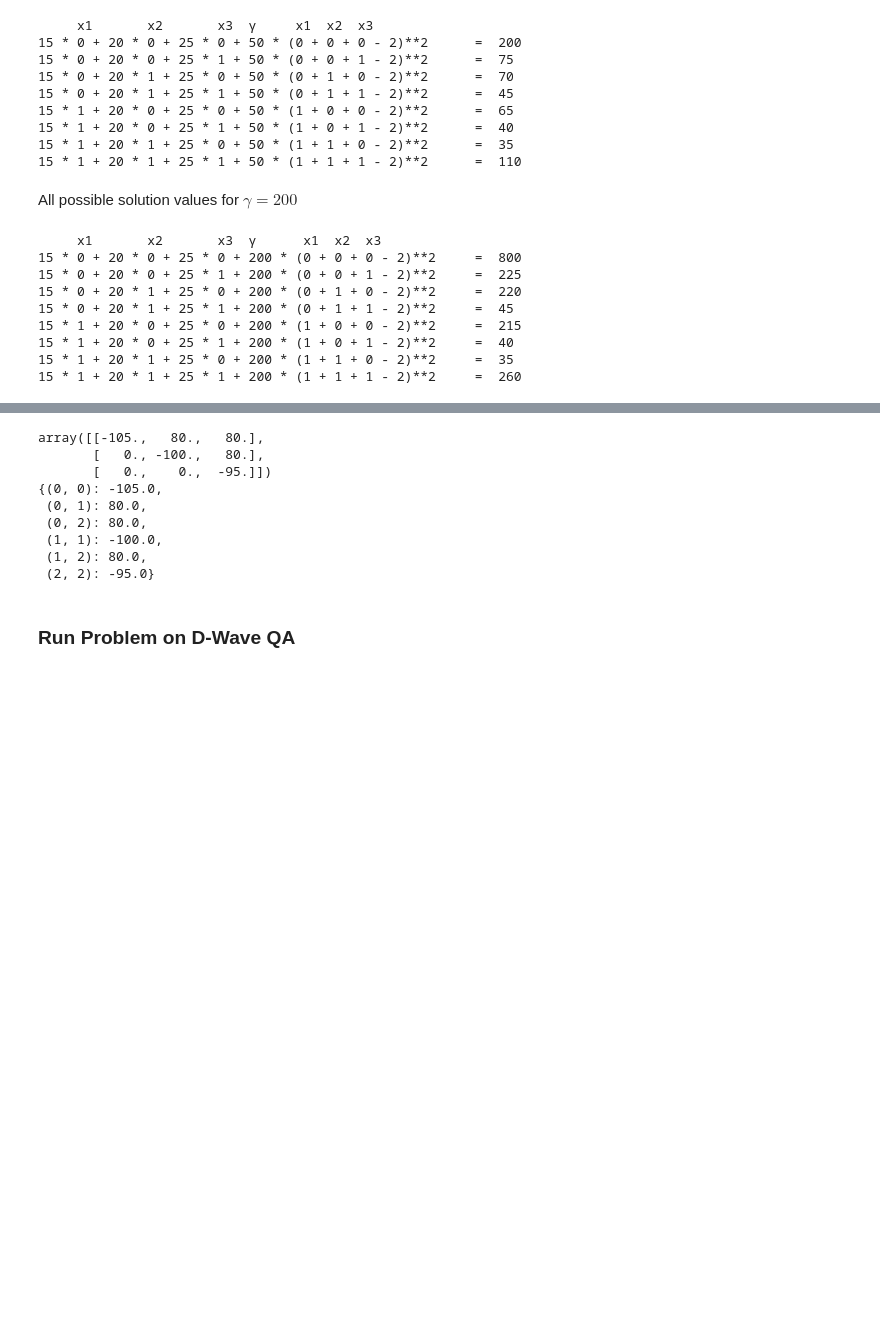
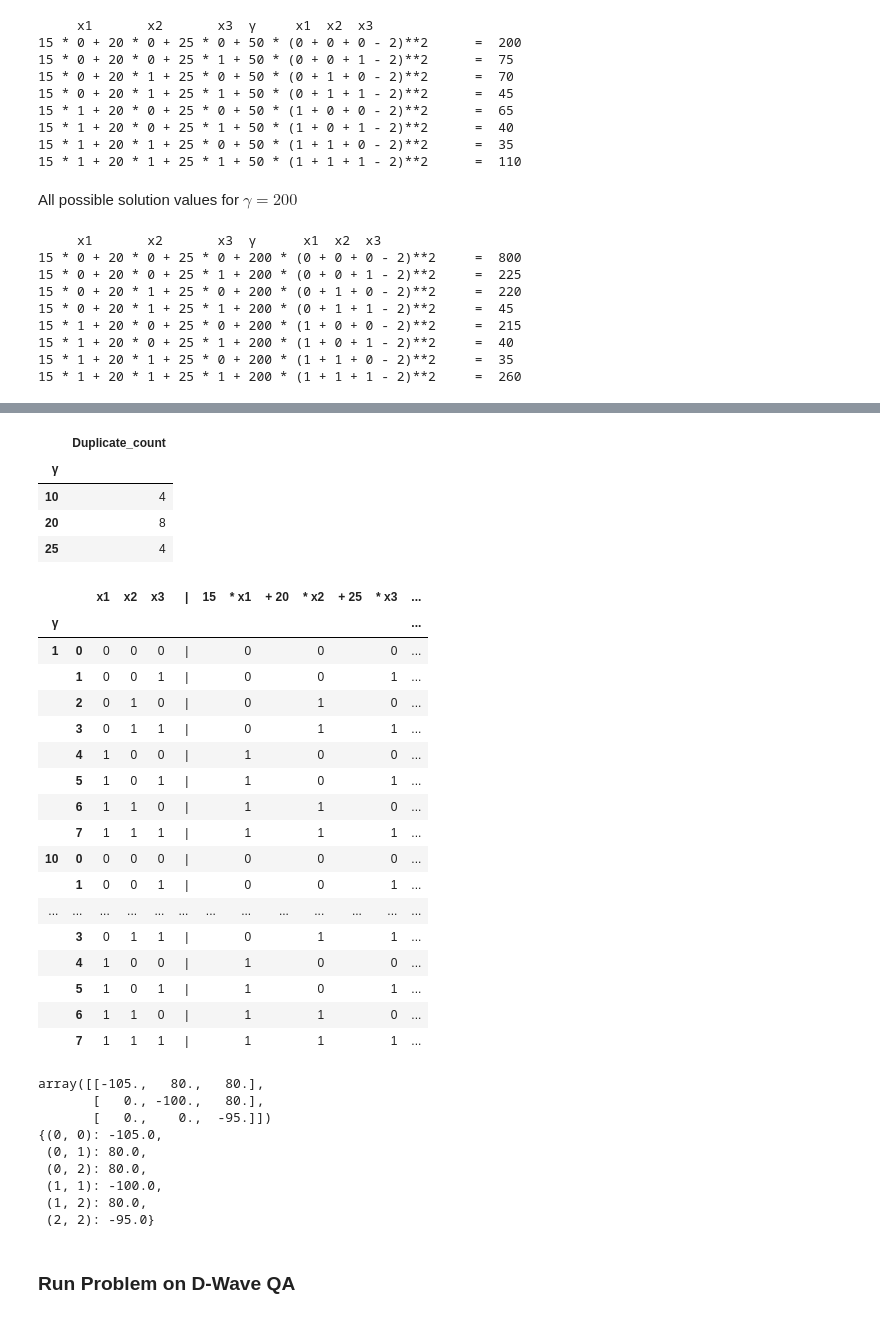
Before and after one commit to klezm/QuantumAnnealingPlayground, a Jupyter notebook: choosing_boxes.ipynb, the cells around one changed output, grey strips where cells are left out. Saved outputs shown, nothing was run; the diff lists cells and outputs as text; code cells hidden in the pictures; blank space fills up the shorter version.

```diff
--- a/choosing_boxes.ipynb
+++ b/choosing_boxes.ipynb
@@ -530,3 +812,83 @@ All possible solution values for $γ = 200$
+# %%
+# Calcuate the QUBO for various γ
+# Note: for γ in [5, 10, 15, 20, 25, 30] there are duplicate solutions
+
+num_vars = 3
+γs = [22, 23, 24, 25, 26, 27]
+γs = [1, 10, 20, 21, 22, 23, 24, 25, 26, 27, 35, 40, 80, 200][:-2]
+# γs = [5, 10, 15, 20, 25, 30]  # duplicates
+# γs = range(2100)
+
+# vars_combs = np.array(sorted(np.array(np.meshgrid(*([[0, 1]] * num_vars))).reshape(-1, num_vars).tolist()))
+vars_combs = np.array([[int(b) for b in ("0" * num_vars + bin(x)[2:])[-num_vars:]] for x in range(2 ** num_vars)])
+vars_combs = {f'x{k}': v for k, v in zip(range(1, num_vars + 1), vars_combs.T)}
+
+df = pd.DataFrame(vars_combs)
+df2 = pd.Series([γs] * len(df), name = "γ", index = df.index)
+df = df.join(df2.explode()).set_index("γ", append = True).swaplevel(0, 1, axis = 0).sort_index()
+
+df["|"] = "|"
+df["15"] = ""
+df["* x1"] = df.x1
+df["+ 20"] = ""
+df["* x2"] = df.x2
+df["+ 25"] = ""
+df["* x3"] = df.x3
+df["+ γ"] = df.index.get_level_values(0)
+df["(x1"] = df.x1
+df["+ x2"] = df.x2
+df["+ x3"] = df.x3
+df["- 2"] = "" #2
+df[")^2"] = ""
+df["="] = ""
+df["result"] = 15 * df.x1 + 20 * df.x2 + 25 * df.x3 + df.index.get_level_values(0) * (df.x1 + df.x2 + df.x3 - 2)**2
+# df["Equation"] = "15 * " + df.x1.astype(str) + " + 20 * {df.x2} + 25 * {df.x3} + {γ} * ({df.x1} + {df.x2} + {df.x3} - 2)**2"
+df["duplicates"] = df.groupby(level = "γ", axis = 0).apply(lambda x: x.duplicated(subset = "result", keep = False)).values
+
+# df_dups = df.duplicates.groupby(level = 0).sum()
+df_dups = df.duplicates.groupby(level = "γ").sum()
+display(df_dups[df_dups != 0].to_frame().rename(columns = {"duplicates": "Duplicate_count"}))
+# display(df.result.groupby(level = "γ").agg(["min", "max", "var", "std", "mean", "median", "sem", "sum", "skew", np.ptp]).style.bar())
+
+display(
+    df.style.bar(
+        subset = ["result"],
+        color = "#ff92a585",
+    ).set_properties(
+        **{"background-color": "#adadad69"},
+        subset = pd.IndexSlice[pd.IndexSlice[df.index.unique(level = 0)[::2], :], :]
+    ).text_gradient(
+        subset = [c for c in df.columns if any([x in c for x in ["x1", "x2", "x3"]]) and c not in ["x1", "x2", "x3"]],
+        cmap = "bwr_r",  # tab10 PiYG
+    ).text_gradient(
+        subset = "duplicates",
+        cmap = "bwr",
+    )
+)
+# %% [output]
+|  | Duplicate_count |
+| γ |  |
+| 10 | 4 |
+| 20 | 8 |
+| 25 | 4 |
+|  |  | x1 | x2 | x3 | | | 15 | * x1 | + 20 | * x2 | + 25 | * x3 | ... |
+| γ |  |  |  |  |  |  |  |  |  |  |  | ... |
+| 1 | 0 | 0 | 0 | 0 | | |  | 0 |  | 0 |  | 0 | ... |
+|  | 1 | 0 | 0 | 1 | | |  | 0 |  | 0 |  | 1 | ... |
+|  | 2 | 0 | 1 | 0 | | |  | 0 |  | 1 |  | 0 | ... |
+|  | 3 | 0 | 1 | 1 | | |  | 0 |  | 1 |  | 1 | ... |
+|  | 4 | 1 | 0 | 0 | | |  | 1 |  | 0 |  | 0 | ... |
+|  | 5 | 1 | 0 | 1 | | |  | 1 |  | 0 |  | 1 | ... |
+|  | 6 | 1 | 1 | 0 | | |  | 1 |  | 1 |  | 0 | ... |
+|  | 7 | 1 | 1 | 1 | | |  | 1 |  | 1 |  | 1 | ... |
+| 10 | 0 | 0 | 0 | 0 | | |  | 0 |  | 0 |  | 0 | ... |
+|  | 1 | 0 | 0 | 1 | | |  | 0 |  | 0 |  | 1 | ... |
+| ... | ... | ... | ... | ... | ... | ... | ... | ... | ... | ... | ... | ... |
+|  | 3 | 0 | 1 | 1 | | |  | 0 |  | 1 |  | 1 | ... |
+|  | 4 | 1 | 0 | 0 | | |  | 1 |  | 0 |  | 0 | ... |
+|  | 5 | 1 | 0 | 1 | | |  | 1 |  | 0 |  | 1 | ... |
+|  | 6 | 1 | 1 | 0 | | |  | 1 |  | 1 |  | 0 | ... |
+|  | 7 | 1 | 1 | 1 | | |  | 1 |  | 1 |  | 1 | ... |
 # %%
 def make_Q_dict(Q: np.ndarray, verbose = False) -> dict:
     """
```
Also changed, not shown: parts of 40 cells of this notebook.
